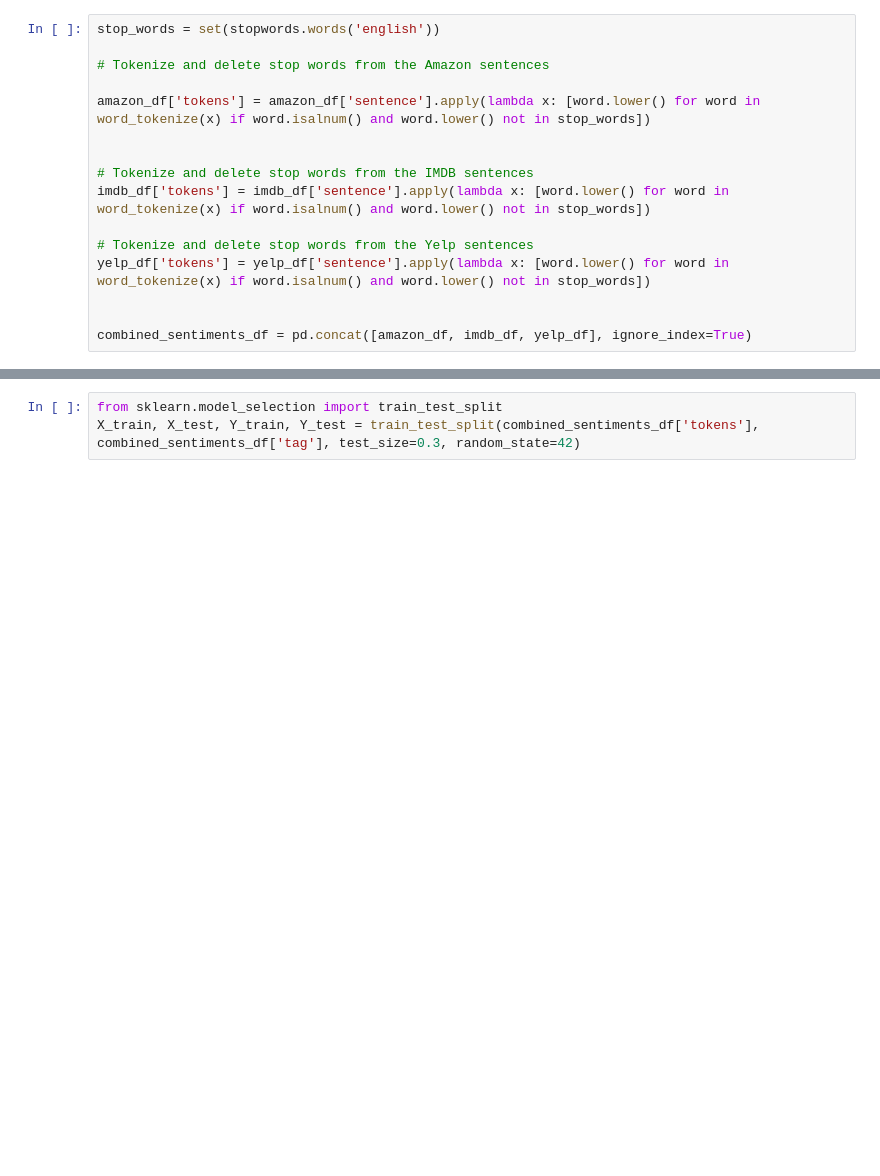
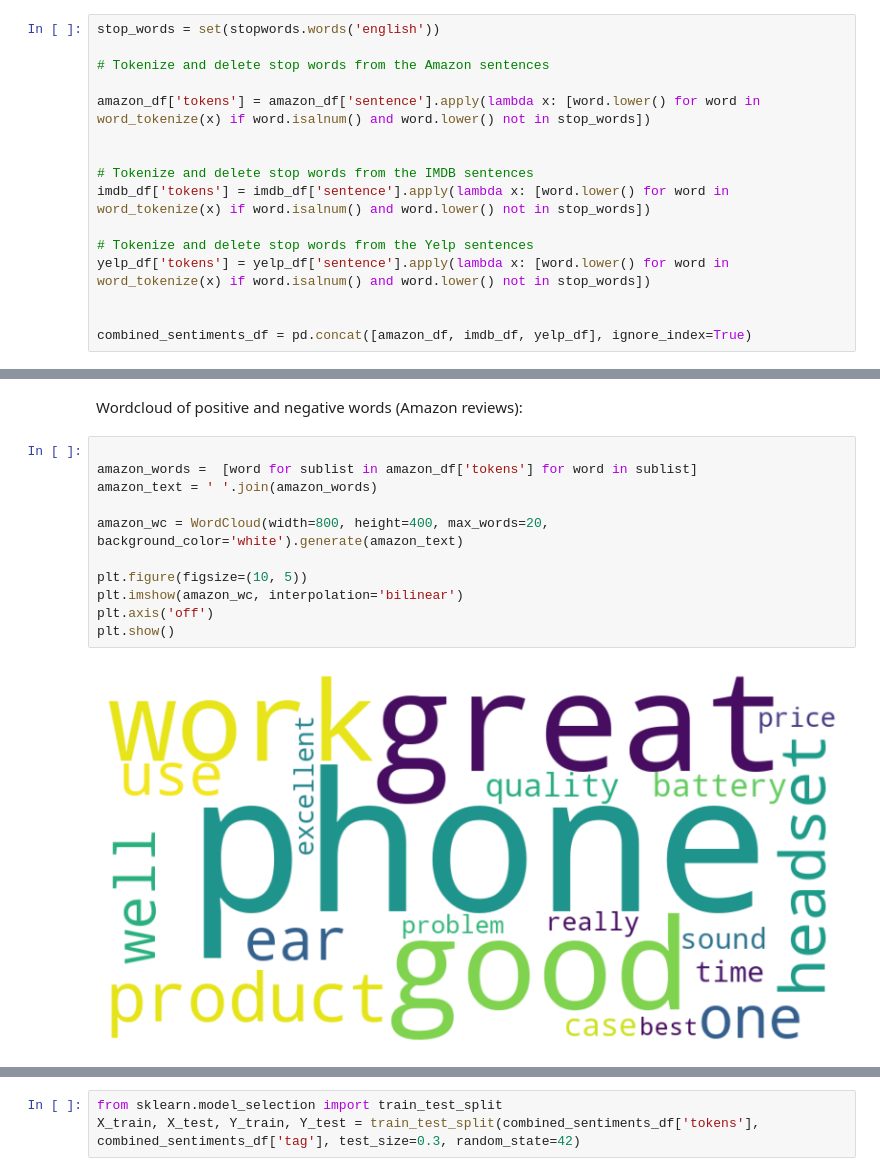
Before and after one commit to CristianPerafan/sentiment-analysisModel-ti2, a Jupyter notebook: sentimentAnalysisModel.IPYNB, the cells around one changed output, grey strips where cells are left out. Drawn from its saved outputs; the diff is of its cells as text; blank space fills up the shorter version.

```diff
--- a/sentimentAnalysisModel.IPYNB
+++ b/sentimentAnalysisModel.IPYNB
@@ -57,0 +106,15 @@ combined_sentiments_df = pd.concat([amazon_df, imdb_df, yelp_df], ignore_index=T
+# %% [markdown]
+Wordcloud of positive and negative words (Amazon reviews):
+# %%
+
+amazon_words =  [word for sublist in amazon_df['tokens'] for word in sublist]
+amazon_text = ' '.join(amazon_words)
+
+amazon_wc = WordCloud(width=800, height=400, max_words=20, background_color='white').generate(amazon_text)
+
+plt.figure(figsize=(10, 5))
+plt.imshow(amazon_wc, interpolation='bilinear')
+plt.axis('off')
+plt.show()
+# %% [output]
+[figure, added]
```
Also changed, not shown: parts of 61 cells of this notebook, 1 other file.
